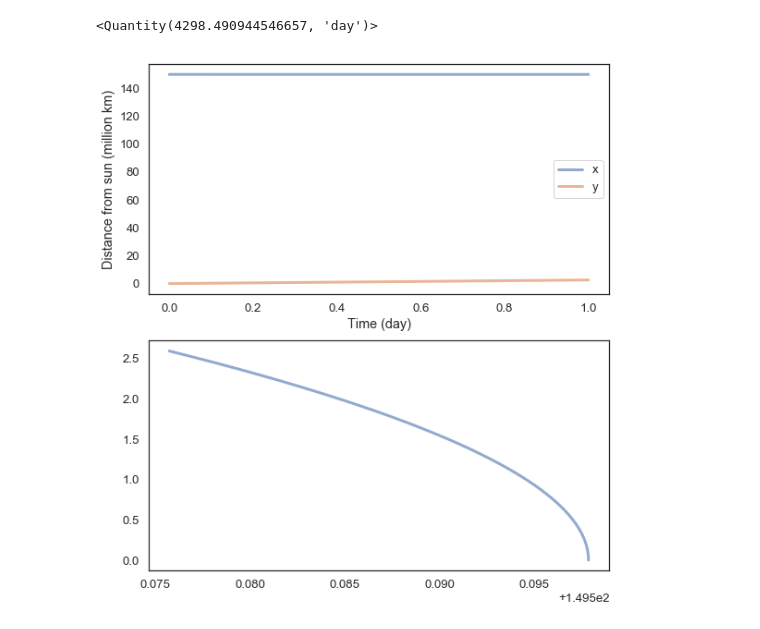
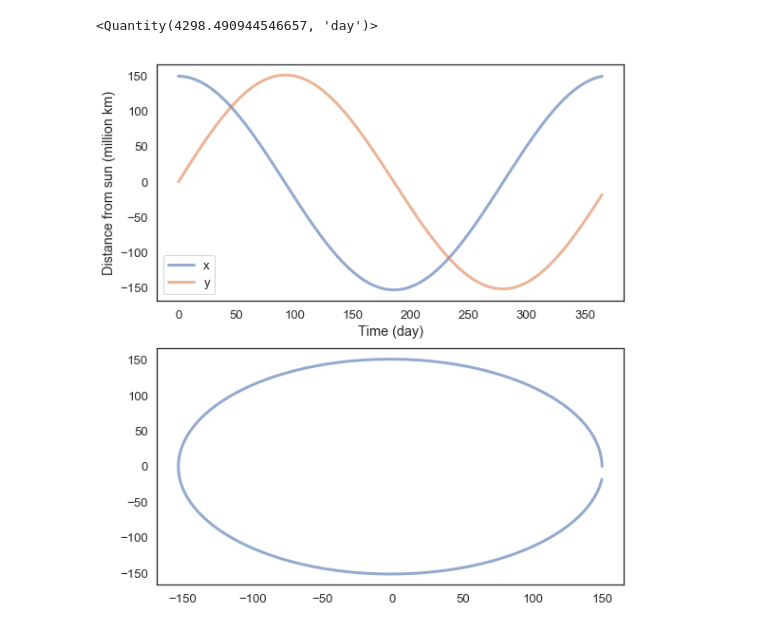
Before and after one commit to mpatil99/ModSimPy, a Jupyter notebook: code/orbit_homework.ipynb, the cells around one changed output. Cells and saved outputs as stored; diff of their text form; code cells hidden in the pictures.

```diff
--- a/code/orbit_homework.ipynb
+++ b/code/orbit_homework.ipynb
@@ -113,6 +115,6 @@ t_death.to(UNITS.day)
 # %%
 ts = linspace(system.t_0, t_death, 1001)
-results, details = run_ode_solver(system, slope_func, events=event_func, t_eval=ts)
+results, details = run_ode_solver(system, slope_func, events=event_func, t_eval=ts, method = "LSODA")
 results.index /= 60*60*24
 
 results.x /= 1e9
@@ -182,13 +184,13 @@ t_death.to(UNITS.day)
 371389617.6088313 second
 <Quantity(4298.490944546657, 'day')>
 # %%
-year = 60*60*24
+year = 60*60*24*365
 ts = linspace(system.t_0, year, 201)
-results, details = run_ode_solver(system, slope_func, events=event_func, t_eval=ts)
+results, details = run_ode_solver(system, slope_func, events=event_func, t_eval=ts, method = "LSODA")
 results.index /= 60*60*24
 
 results.x /= 1e9
 results.y /= 1e9 #converts to millions of km
 plot_position(results)
 # %% [output]
-[figure, old version]
+[figure, new version]
```
Also changed, not shown: parts of 3 cells of this notebook.
